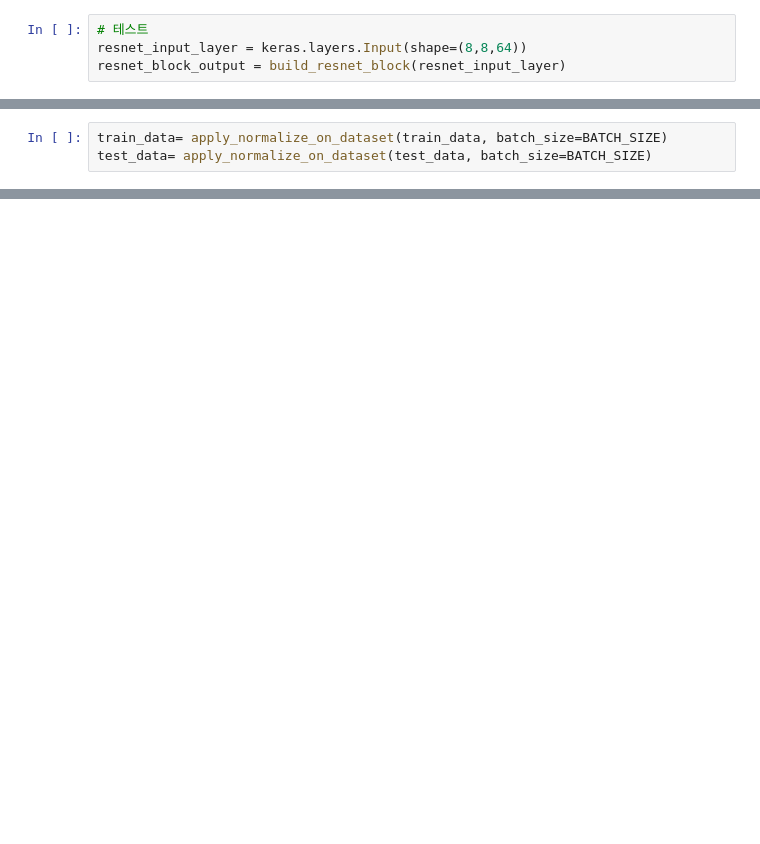
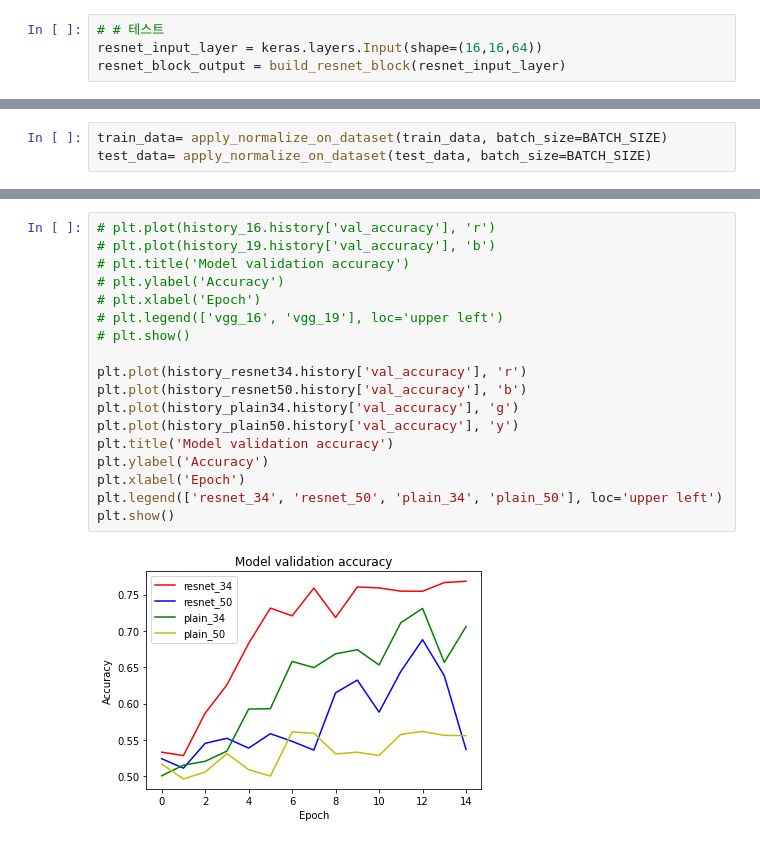
Before and after one commit to doldol1/edu-repo, a Jupyter notebook: [GD-02]ResNet_Submission.ipynb, the cells around one changed output, grey strips where cells are left out. Drawn from its saved outputs; the diff is of its cells as text; blank space fills up the shorter version.

```diff
--- a/[GD-02]ResNet_Submission.ipynb
+++ b/[GD-02]ResNet_Submission.ipynb
@@ -189,8 +220,8 @@ def build_resnet_block(input_layer,
 
     return x
 # %%
-# 테스트
-resnet_input_layer = keras.layers.Input(shape=(8,8,64))
+# # 테스트
+resnet_input_layer = keras.layers.Input(shape=(16,16,64))
 resnet_block_output = build_resnet_block(resnet_input_layer)
 # %%
 # 블록 1개짜리 model 생성
@@ -355,0 +598,20 @@ train_data.shape()
+# %%
+# plt.plot(history_16.history['val_accuracy'], 'r')
+# plt.plot(history_19.history['val_accuracy'], 'b')
+# plt.title('Model validation accuracy')
+# plt.ylabel('Accuracy')
+# plt.xlabel('Epoch')
+# plt.legend(['vgg_16', 'vgg_19'], loc='upper left')
+# plt.show()
+
+plt.plot(history_resnet34.history['val_accuracy'], 'r')
+plt.plot(history_resnet50.history['val_accuracy'], 'b')
+plt.plot(history_plain34.history['val_accuracy'], 'g')
+plt.plot(history_plain50.history['val_accuracy'], 'y')
+plt.title('Model validation accuracy')
+plt.ylabel('Accuracy')
+plt.xlabel('Epoch')
+plt.legend(['resnet_34', 'resnet_50', 'plain_34', 'plain_50'], loc='upper left')
+plt.show()
+# %% [output]
+[figure, added]
```
Also changed, not shown: parts of 22 cells of this notebook.
